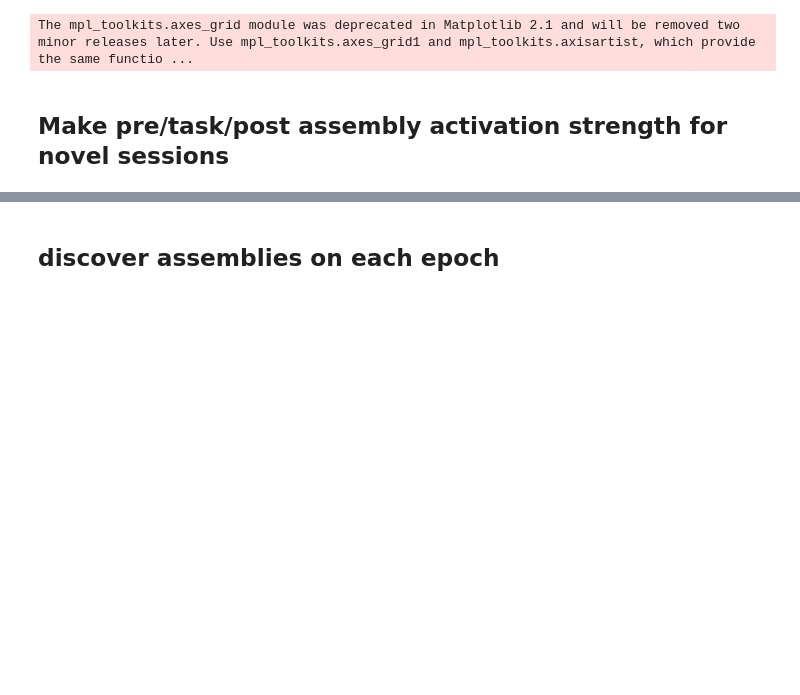
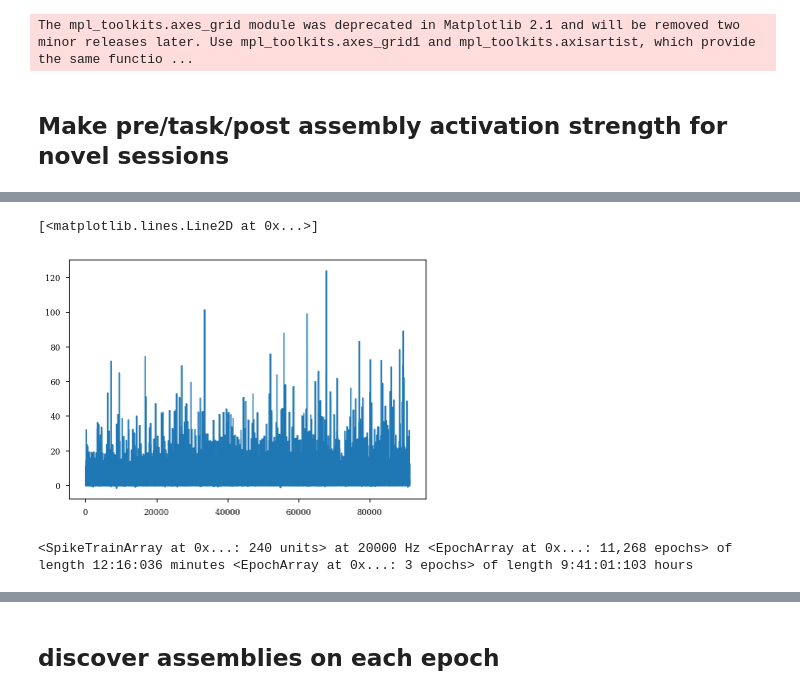
Before and after one commit to ryanharvey1/ripple_heterogeneity, a Jupyter notebook: python/notebooks/assembly_pre_task_post.ipynb, the cells around one changed output, grey strips where cells are left out. Drawn from its saved outputs; the diff is of its cells as text; code cells hidden in the pictures; blank space fills up the shorter version.

```diff
--- a/python/notebooks/assembly_pre_task_post.ipynb
+++ b/python/notebooks/assembly_pre_task_post.ipynb
@@ -65,0 +325,10 @@ assembly_activation.assembly_run_activation(temp_df,save_path,save_path_assembly
+# %%
+epoch = results["react"].ripples[results["react"].epochs[0]]
+assembly_id, strengths = assembly_reactivation.get_peak_activity(
+    results["assembly_act_pre"], epoch
+)
+# %%
+plt.plot(strengths)
+# %% [output]
+[<matplotlib.lines.Line2D at 0x...>]
+[figure, added]
@@ -65,0 +341,4 @@ assembly_activation.assembly_run_activation(temp_df,save_path,save_path_assembly
+# %%
+print(m1.st, m1.ripples, m1.epochs)
+# %% [output]
+<SpikeTrainArray at 0x...: 240 units> at 20000 Hz <EpochArray at 0x...: 11,268 epochs> of length 12:16:036 minutes <EpochArray at 0x...: 3 epochs> of length 9:41:01:103 hours
```
Also changed, not shown: parts of 33 cells of this notebook, 1 other file.
